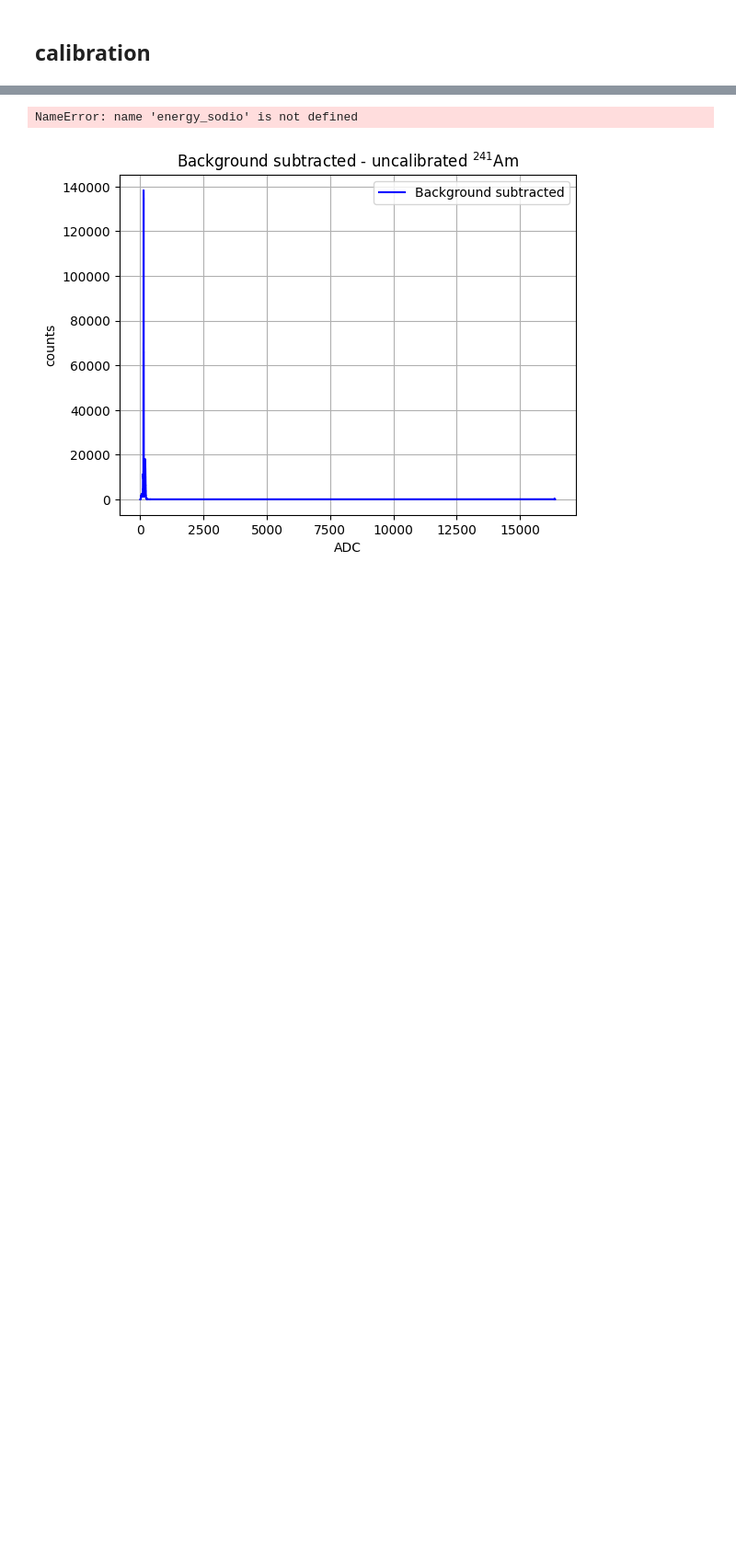
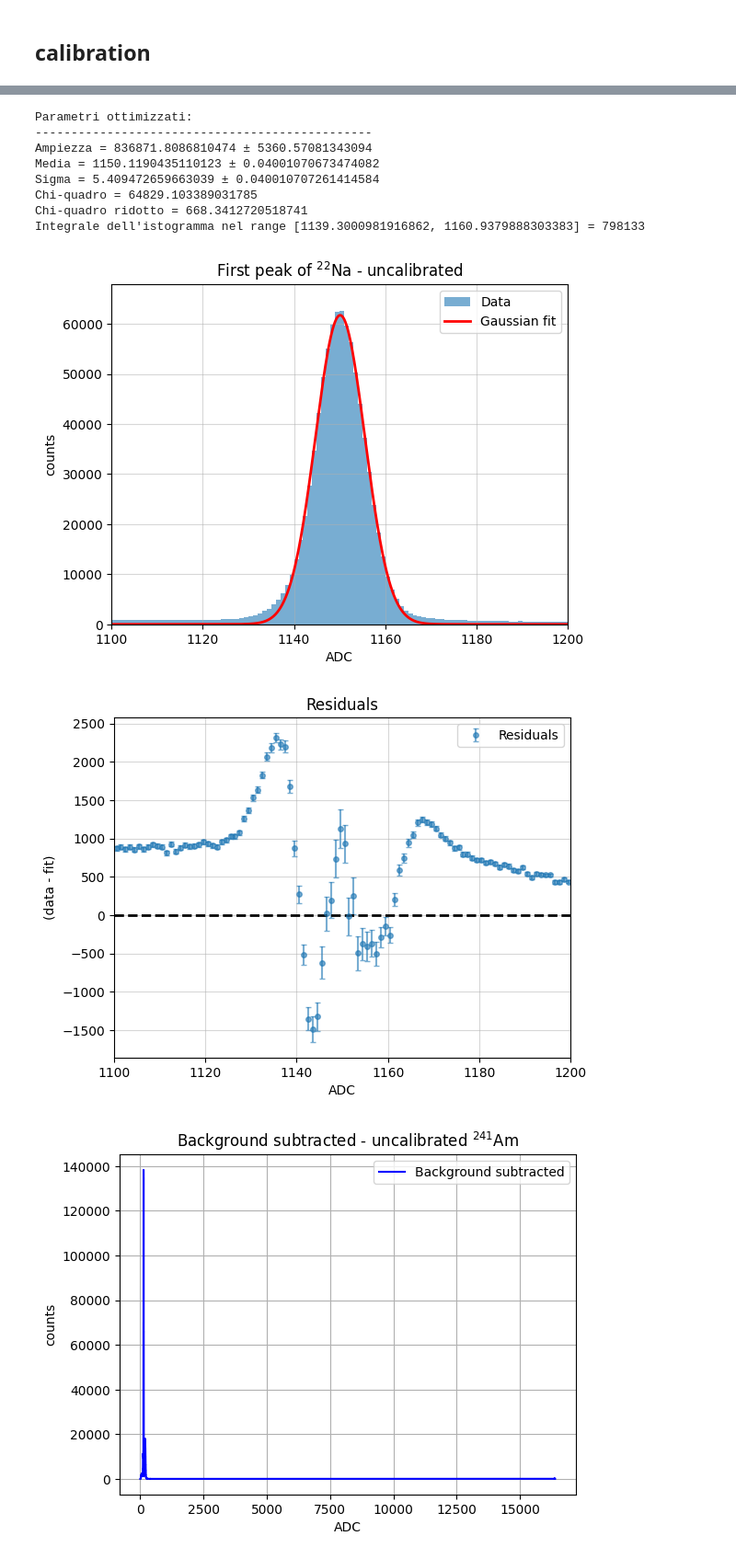
Before and after one commit to b3n3d3tt4/gamma, a Jupyter notebook: analisi.ipynb, the cells around one changed output, grey strips where cells are left out. Shown at 92% size. Drawn from its saved outputs; the diff is of its cells as text; code cells hidden in the pictures; blank space fills up the shorter version.

```diff
--- a/analisi.ipynb
+++ b/analisi.ipynb
@@ -95,7 +93,59 @@ ValueError: setting an array element with a sequence. The requested array has an
+# %%
+# Separa i dati in due array distinti per ogni canale (0 e 1)
+americio_ch0 = energy_americio[canaliAM == 0]
+americio_ch1 = energy_americio[canaliAM == 1]
+
+sodio_ch0 = energy_sodio[canaliNA == 0]
+sodio_ch1 = energy_sodio[canaliNA == 1]
+
+europio_ch0 = energy_europio[canaliEU == 0]
+europio_ch1 = energy_europio[canaliEU == 1]
+
+autunite_ch0 = energy_autunite[canaliAUT == 0]
+autunite_ch1 = energy_autunite[canaliAUT == 1]
+
+enea_ch0 = energy_enea[canaliENEA == 0]
+enea_ch1 = energy_enea[canaliENEA == 1]
+
+porcini_ch0 = energy_porcini[canaliPORCINI == 0]
+porcini_ch1 = energy_porcini[canaliPORCINI == 1]
+
+cemento_ch0 = energy_cement[canaliCEMENTO == 0]
+cemento_ch1 = energy_cement[canaliCEMENTO == 1]
+
+potassio_ch0 = energy_potassio[canaliPOTASSIO == 0]
+potassio_ch1 = energy_potassio[canaliPOTASSIO == 1]
+
+zirconio_ch0 = energy_zirconio[canaliZIRCONIO == 0]
+zirconio_ch1 = energy_zirconio[canaliZIRCONIO == 1]
+
+fondo2_ch0 = fondo2giorno[canaliback2 == 0]
+fondo2_ch1 = fondo2giorno[canaliback2 == 1]
+
+fondo3_ch0 = fondo3giorno[canaliback3 == 0]
+fondo3_ch1 = fondo3giorno[canaliback3 == 1]
+
+exposed_ch0 = energy_exposed[canaliexp == 0]
+exposed_ch1 = energy_exposed[canaliexp == 1]
+
+unexposed_ch0 = energy_unexposed[canaliunexp == 0]
+unexposed_ch1 = energy_unexposed[canaliunexp == 1]
+
+calibrated_ch0 = energy_calibrated[canalical == 0]
+calibrated_ch1 = energy_calibrated[canalical == 1]
 # %%
-sodio_1peak = ben.normal(energy_sodio, 'ADC', 'counts', 'First peak of $^{22}$Na - uncalibrated', 1100, 1200, energy_sodio.max(), n=2)
+sodio1_1peak = ben.normal(sodio_ch1, 'ADC', 'counts', 'First peak of $^{22}$Na - uncalibrated', 1100, 1200, sodio_ch1.max(), n=2)
 # %% [output]
-NameError: name 'energy_sodio' is not defined
+Parametri ottimizzati:
+-----------------------------------------------
+Ampiezza = 836871.8086810474 ± 5360.57081343094
+Media = 1150.1190435110123 ± 0.04001070673474082
+Sigma = 5.409472659663039 ± 0.040010707261414584
+Chi-quadro = 64829.103389031785
+Chi-quadro ridotto = 668.3412720518741
+Integrale dell'istogramma nel range [1139.3000981916862, 1160.9379888303383] = 798133
+[figure, added]
+[figure, added]
 # %%
 bin_americio, americio_fondo = ben.background(energy_americio, fondo2giorno, None, 'ADC', 'counts', 'Background subtracted - uncalibrated $^{241}$Am')
 # %% [output]
```
Also changed, not shown: parts of 2 cells of this notebook.
